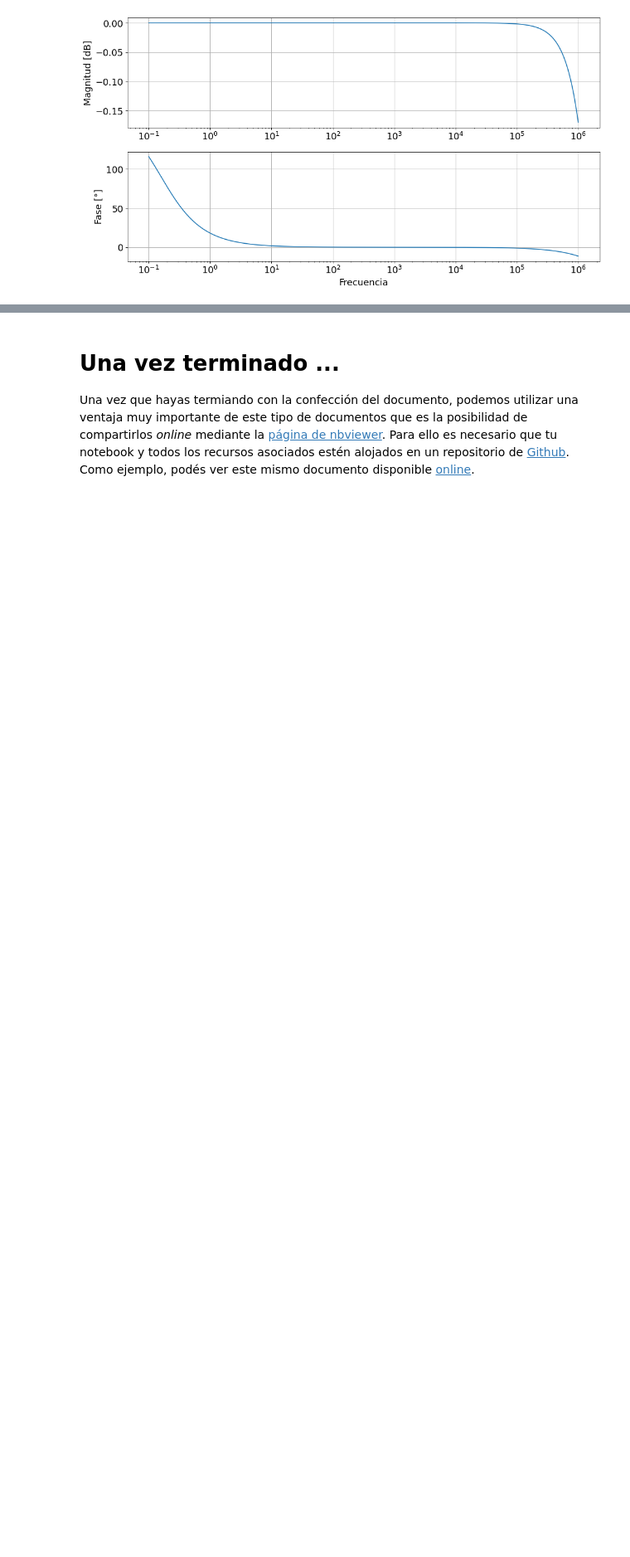
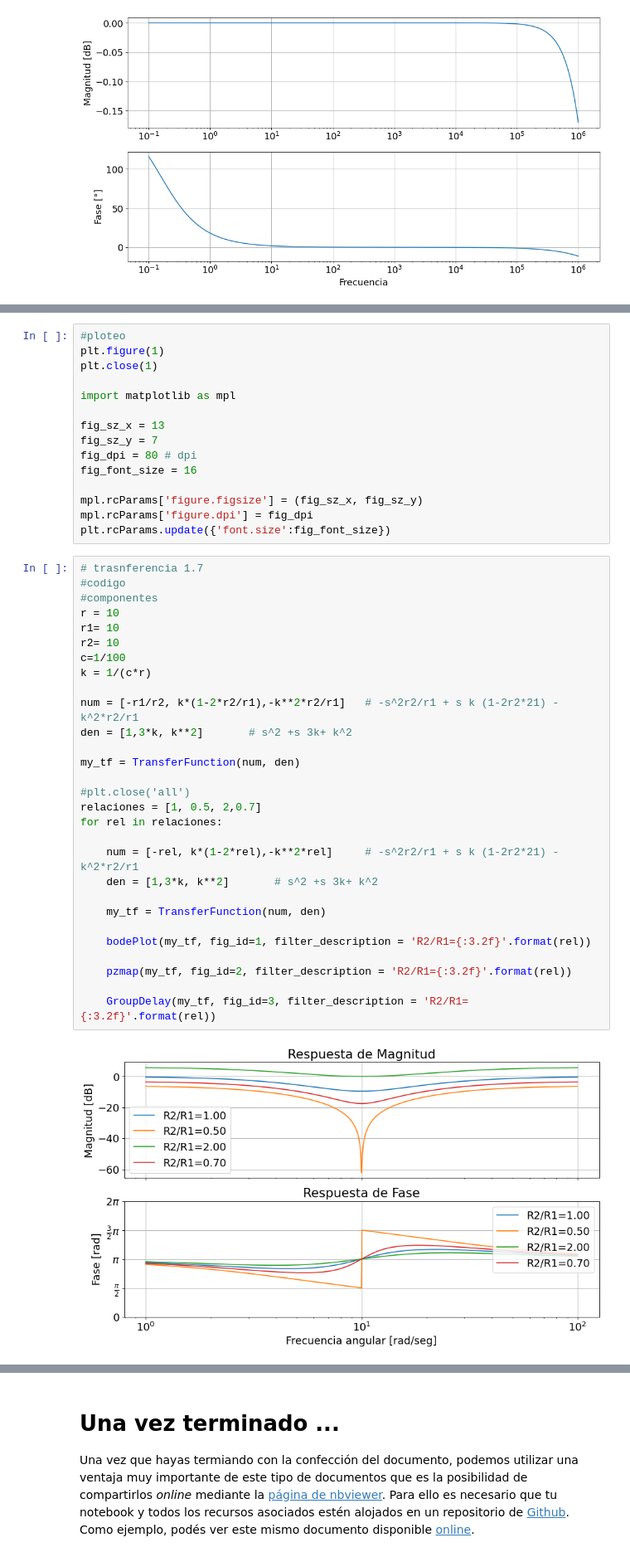
Before and after one commit to leandro-robledo/TC2, a Jupyter notebook: TS_0/Tarea_Semanal_0.ipynb, the cells around one changed output, grey strips where cells are left out. Shown at 83% size. Cells and saved outputs as stored; diff of their text form; blank space fills up the shorter version.

```diff
--- a/TS_0/Tarea_Semanal_0.ipynb
+++ b/TS_0/Tarea_Semanal_0.ipynb
@@ -256,0 +307,46 @@ Finalmente si R2>R1 el filtro funciona como un pasa bajos con ganancia, y la fre
+# %%
+#ploteo
+plt.figure(1)
+plt.close(1)
+
+import matplotlib as mpl
+
+fig_sz_x = 13
+fig_sz_y = 7
+fig_dpi = 80 # dpi
+fig_font_size = 16
+
+mpl.rcParams['figure.figsize'] = (fig_sz_x, fig_sz_y)
+mpl.rcParams['figure.dpi'] = fig_dpi
+plt.rcParams.update({'font.size':fig_font_size})
+# %%
+# trasnferencia 1.7
+#codigo
+#componentes
+r = 10
+r1= 10
+r2= 10
+c=1/100
+k = 1/(c*r)
+
+num = [-r1/r2, k*(1-2*r2/r1),-k**2*r2/r1]   # -s^2r2/r1 + s k (1-2r2*21) - k^2*r2/r1
+den = [1,3*k, k**2]       # s^2 +s 3k+ k^2
+
+my_tf = TransferFunction(num, den)
+
+#plt.close('all')
+relaciones = [1, 0.5, 2,0.7]
+for rel in relaciones:
+
+    num = [-rel, k*(1-2*rel),-k**2*rel]     # -s^2r2/r1 + s k (1-2r2*21) - k^2*r2/r1
+    den = [1,3*k, k**2]       # s^2 +s 3k+ k^2
+
+    my_tf = TransferFunction(num, den)
+
+    bodePlot(my_tf, fig_id=1, filter_description = 'R2/R1={:3.2f}'.format(rel))
+
+    pzmap(my_tf, fig_id=2, filter_description = 'R2/R1={:3.2f}'.format(rel))
+
+    GroupDelay(my_tf, fig_id=3, filter_description = 'R2/R1={:3.2f}'.format(rel))
+# %% [output]
+[figure, added]
```
Also changed, not shown: parts of 11 cells of this notebook, 7 other files.
